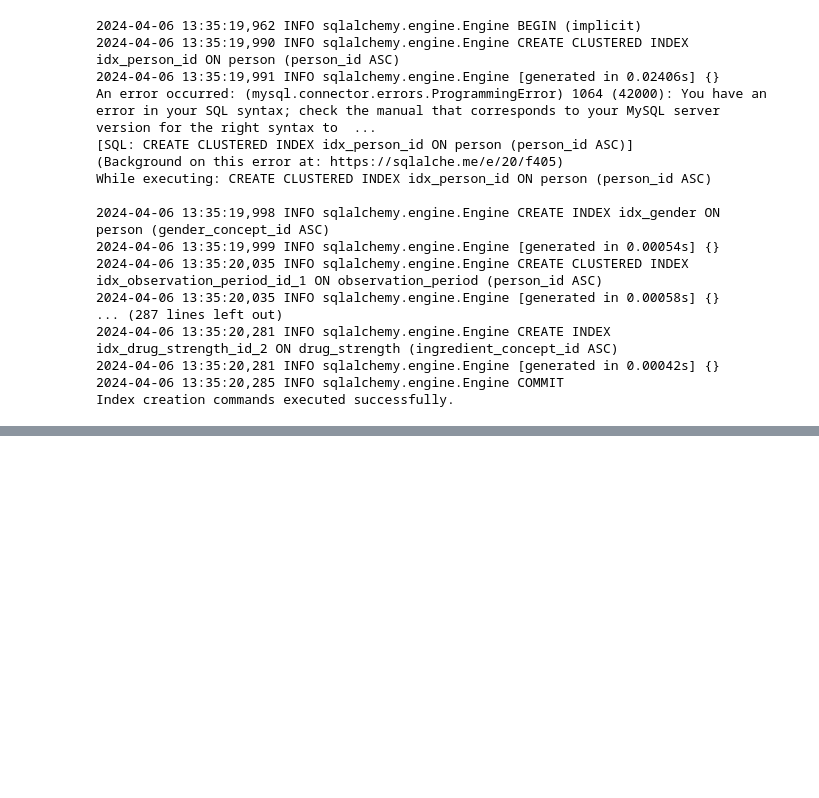
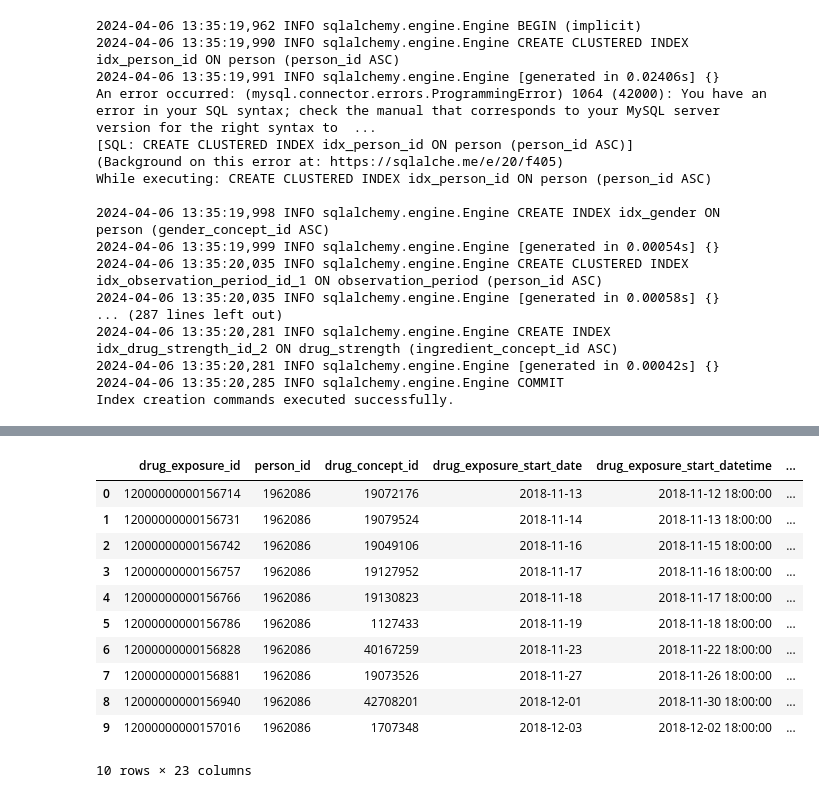
Before and after one commit to kawseribn/COMP5400_Project, a Jupyter notebook: test.ipynb, the cells around one changed output, grey strips where cells are left out. Drawn from its saved outputs; the diff is of its cells as text; code cells hidden in the pictures; blank space fills up the shorter version.

```diff
--- a/test.ipynb
+++ b/test.ipynb
@@ -404,0 +546,7 @@ Data has been successfully loaded into the database.
+# %%
+table_name = 'drug_exposure'
+query = text(f"SELECT * FROM {table_name}")
+result = pd.read_sql(query, con=engine)
+print("Data retrieved from the database:")
+result
+# %% [output]
@@ -405,2 +558,14 @@ Data has been successfully loaded into the database.
+|  | drug_exposure_id | person_id | drug_concept_id | drug_exposure_start_date | drug_exposure_start_datetime | ... |
+| 0 | 12000000000156714 | 1962086 | 19072176 | 2018-11-13 | 2018-11-12 18:00:00 | ... |
+| 1 | 12000000000156731 | 1962086 | 19079524 | 2018-11-14 | 2018-11-13 18:00:00 | ... |
+| 2 | 12000000000156742 | 1962086 | 19049106 | 2018-11-16 | 2018-11-15 18:00:00 | ... |
+| 3 | 12000000000156757 | 1962086 | 19127952 | 2018-11-17 | 2018-11-16 18:00:00 | ... |
+| 4 | 12000000000156766 | 1962086 | 19130823 | 2018-11-18 | 2018-11-17 18:00:00 | ... |
+| 5 | 12000000000156786 | 1962086 | 1127433 | 2018-11-19 | 2018-11-18 18:00:00 | ... |
+| 6 | 12000000000156828 | 1962086 | 40167259 | 2018-11-23 | 2018-11-22 18:00:00 | ... |
+| 7 | 12000000000156881 | 1962086 | 19073526 | 2018-11-27 | 2018-11-26 18:00:00 | ... |
+| 8 | 12000000000156940 | 1962086 | 42708201 | 2018-12-01 | 2018-11-30 18:00:00 | ... |
+| 9 | 12000000000157016 | 1962086 | 1707348 | 2018-12-03 | 2018-12-02 18:00:00 | ... |
+10 rows × 23 columns
 # %%
 table_name = 'measurement'
```
Also changed, not shown: parts of 12 cells of this notebook, 10 other files.
